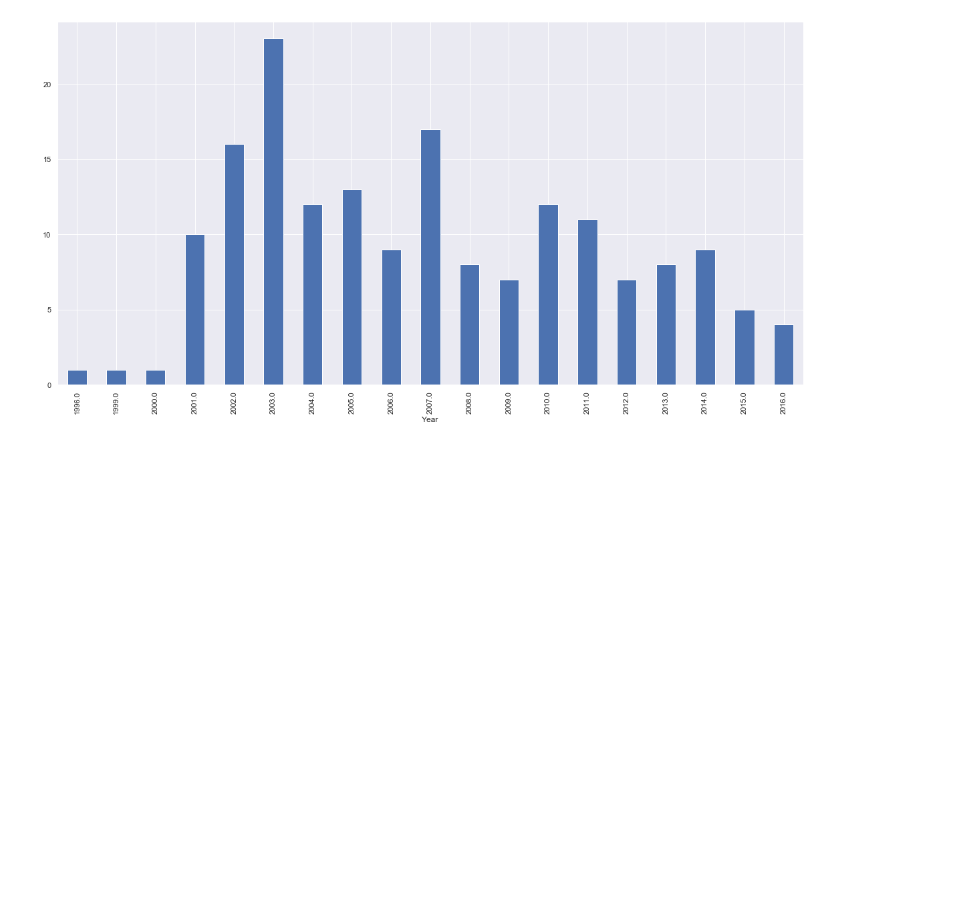
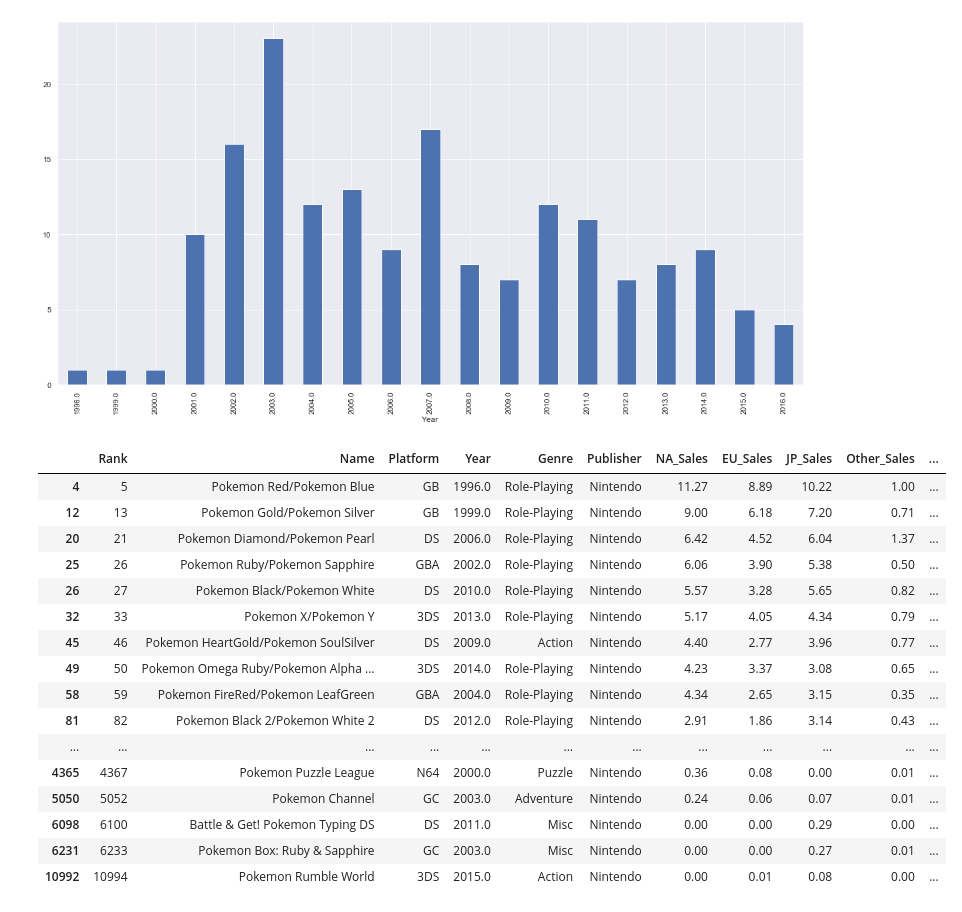
Before and after one commit to cmagapu/Exploratory-Data-Analysis, a Jupyter notebook: EDA_VGSALES.ipynb, the cells around one changed output. Cells and saved outputs as stored; diff of their text form; code cells hidden in the pictures; blank space fills up the shorter version.

```diff
--- a/EDA_VGSALES.ipynb
+++ b/EDA_VGSALES.ipynb
@@ -563,3 +563,25 @@ sales_per_year = msgs.groupby('Year')['Global_Sales'].nunique().plot(kind='bar')
 # %% [output]
 [figure]
 [figure]
+# %%
+pokemon=df2.loc[df2['Name'].str.contains('Pokemon')]
+pokemon.append(df2.loc[df2['Name'].str.contains('Pokémon')])
+pokemon.sort_values(by='Rank')
+# %% [output]
+|  | Rank | Name | Platform | Year | Genre | Publisher | NA_Sales | EU_Sales | JP_Sales | Other_Sales | ... |
+| 4 | 5 | Pokemon Red/Pokemon Blue | GB | 1996.0 | Role-Playing | Nintendo | 11.27 | 8.89 | 10.22 | 1.00 | ... |
+| 12 | 13 | Pokemon Gold/Pokemon Silver | GB | 1999.0 | Role-Playing | Nintendo | 9.00 | 6.18 | 7.20 | 0.71 | ... |
+| 20 | 21 | Pokemon Diamond/Pokemon Pearl | DS | 2006.0 | Role-Playing | Nintendo | 6.42 | 4.52 | 6.04 | 1.37 | ... |
+| 25 | 26 | Pokemon Ruby/Pokemon Sapphire | GBA | 2002.0 | Role-Playing | Nintendo | 6.06 | 3.90 | 5.38 | 0.50 | ... |
+| 26 | 27 | Pokemon Black/Pokemon White | DS | 2010.0 | Role-Playing | Nintendo | 5.57 | 3.28 | 5.65 | 0.82 | ... |
+| 32 | 33 | Pokemon X/Pokemon Y | 3DS | 2013.0 | Role-Playing | Nintendo | 5.17 | 4.05 | 4.34 | 0.79 | ... |
+| 45 | 46 | Pokemon HeartGold/Pokemon SoulSilver | DS | 2009.0 | Action | Nintendo | 4.40 | 2.77 | 3.96 | 0.77 | ... |
+| 49 | 50 | Pokemon Omega Ruby/Pokemon Alpha ... | 3DS | 2014.0 | Role-Playing | Nintendo | 4.23 | 3.37 | 3.08 | 0.65 | ... |
+| 58 | 59 | Pokemon FireRed/Pokemon LeafGreen | GBA | 2004.0 | Role-Playing | Nintendo | 4.34 | 2.65 | 3.15 | 0.35 | ... |
+| 81 | 82 | Pokemon Black 2/Pokemon White 2 | DS | 2012.0 | Role-Playing | Nintendo | 2.91 | 1.86 | 3.14 | 0.43 | ... |
+| ... | ... | ... | ... | ... | ... | ... | ... | ... | ... | ... | ... |
+| 4365 | 4367 | Pokemon Puzzle League | N64 | 2000.0 | Puzzle | Nintendo | 0.36 | 0.08 | 0.00 | 0.01 | ... |
+| 5050 | 5052 | Pokemon Channel | GC | 2003.0 | Adventure | Nintendo | 0.24 | 0.06 | 0.07 | 0.01 | ... |
+| 6098 | 6100 | Battle & Get! Pokemon Typing DS | DS | 2011.0 | Misc | Nintendo | 0.00 | 0.00 | 0.29 | 0.00 | ... |
+| 6231 | 6233 | Pokemon Box: Ruby & Sapphire | GC | 2003.0 | Misc | Nintendo | 0.00 | 0.00 | 0.27 | 0.01 | ... |
+| 10992 | 10994 | Pokemon Rumble World | 3DS | 2015.0 | Action | Nintendo | 0.00 | 0.01 | 0.08 | 0.00 | ... |
```
Also changed, not shown: parts of 5 cells of this notebook.
